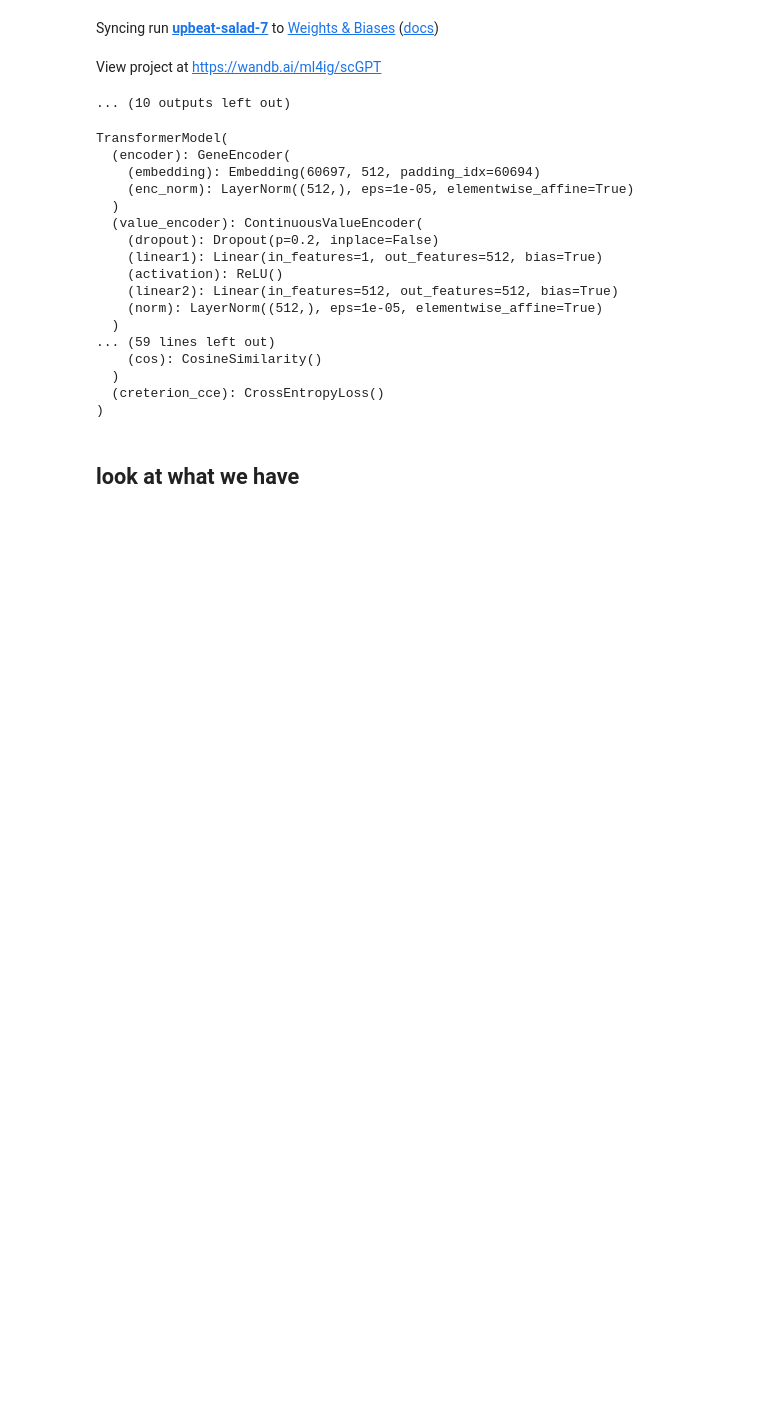
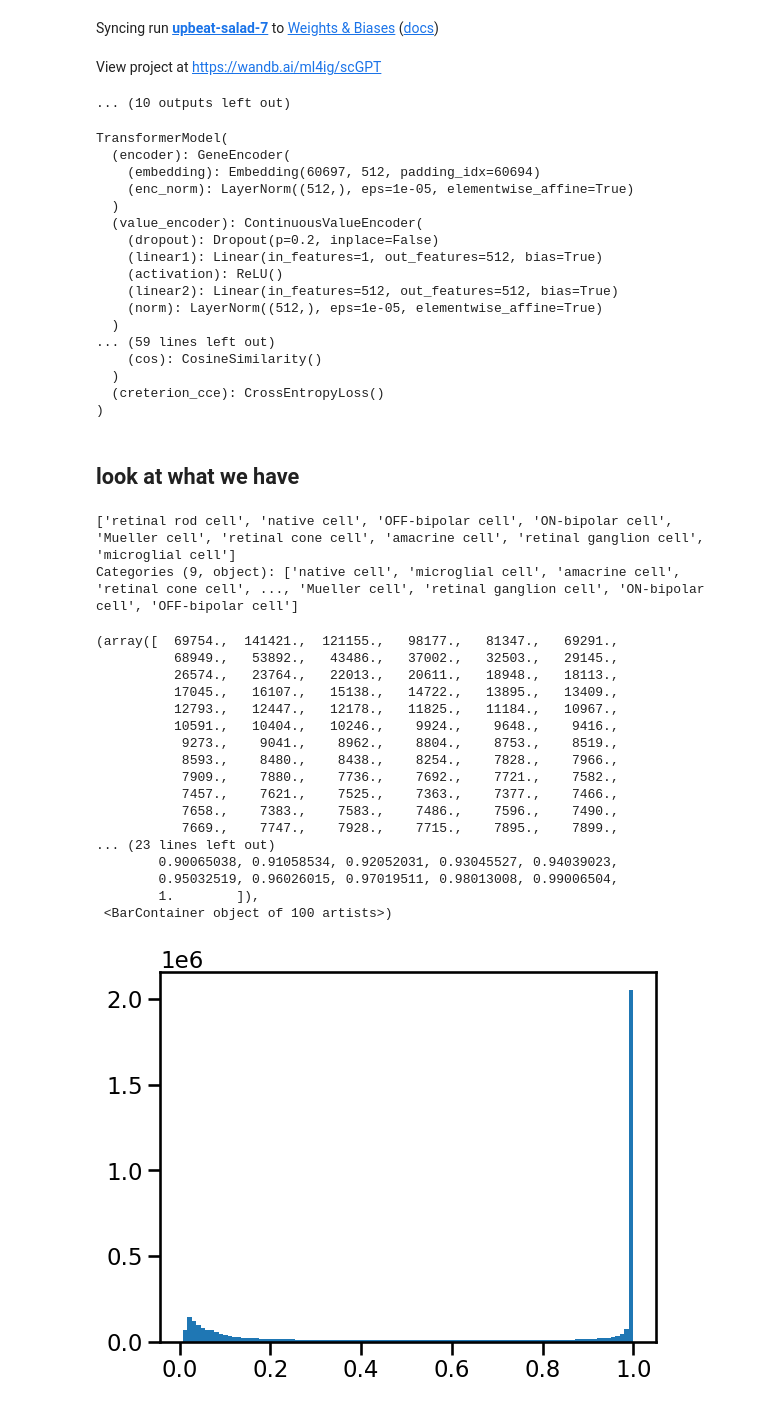
Before and after one commit to jkobject/scGPT, a Jupyter notebook: mytests/cleanup_run.ipynb, the cells around one changed output. Cells and saved outputs as stored; diff of their text form; code cells hidden in the pictures; blank space fills up the shorter version.

```diff
--- a/mytests/cleanup_run.ipynb
+++ b/mytests/cleanup_run.ipynb
@@ -117,14 +129,14 @@ model = TransformerModel(
     config['d_hid'],
     config['nlayers'],
     vocab=vocab,
-    n_cls=len(dataset.obs.cell_type.value_counts()),
+    n_cls=9,#len(dataset.obs.cell_type.value_counts()),
     dropout=config['dropout'],
     pad_token=config['pad_token'],
     pad_value=config['pad_value'],
     do_mvc=config['MVC'],
     do_dab=True,
     use_batch_labels=True,
-    num_batch_labels=len(set(dataset.obs["batch_id"])),
+    num_batch_labels=1,#len(set(dataset.obs["batch_id"])),
     #domain_spec_batchnorm=config['dsbn'],
     n_input_bins=config['n_bins'],
     #ecs_threshold=config['ecs_thres'],
@@ -132,8 +144,3 @@ model = TransformerModel(
     use_fast_transformer=config['fast_transformer'],
     #pre_norm=config['pre_norm'],
 )
-if model_path is not None:
-    load_pretrained(model, torch.load(model_path), verbose=False)
-    # model_config['file'] = model_dir / "args.json"
-    # model_file = model_dir / "best_model.pt"
-model.to(device)
@@ -167,7 +179,8 @@ model = fine_tune(
     config['epochs'],
     config['batch_size'],
     save_path,
-    device,)
+    device,
+)
 # %% [output]
 Error in callback <bound method _WandbInit._resume_backend of <wandb.sdk.wandb_init._WandbInit object at 0x...>> (for pre_run_cell), with arguments args (<ExecutionInfo object at 7f9b43649a20, raw_cel ...
     model,
@@ -216,0 +230,31 @@ scgpt_test(
+# %%
+dataset.obs.cell_type.unique()
+# %% [output]
+['retinal rod cell', 'native cell', 'OFF-bipolar cell', 'ON-bipolar cell', 'Mueller cell', 'retinal cone cell', 'amacrine cell', 'retinal ganglion cell', 'microglial cell']
+Categories (9, object): ['native cell', 'microglial cell', 'amacrine cell', 'retinal cone cell', ..., 'Mueller cell', 'retinal ganglion cell', 'ON-bipolar cell', 'OFF-bipolar cell']
+# %%
+subdata = dataset[dataset.obs.cell_type=="microglial cell"] #microglial cell, retinal rod cell
+explainer = scGPT_Explainer(model, subdata, vocab=vocab)
+# %%
+attn, var_attn, gene_ids = explainer.get_attention()
+# %%
+plt.hist(((var_attn[0]+0.00001)/(0.00001+attn[0])).flatten(), bins=100)
+# %% [output]
+(array([  69754.,  141421.,  121155.,   98177.,   81347.,   69291.,
+          68949.,   53892.,   43486.,   37002.,   32503.,   29145.,
+          26574.,   23764.,   22013.,   20611.,   18948.,   18113.,
+          17045.,   16107.,   15138.,   14722.,   13895.,   13409.,
+          12793.,   12447.,   12178.,   11825.,   11184.,   10967.,
+          10591.,   10404.,   10246.,    9924.,    9648.,    9416.,
+           9273.,    9041.,    8962.,    8804.,    8753.,    8519.,
+           8593.,    8480.,    8438.,    8254.,    7828.,    7966.,
+           7909.,    7880.,    7736.,    7692.,    7721.,    7582.,
+           7457.,    7621.,    7525.,    7363.,    7377.,    7466.,
+           7658.,    7383.,    7583.,    7486.,    7596.,    7490.,
+           7669.,    7747.,    7928.,    7715.,    7895.,    7899.,
+... (23 lines left out)
+        0.90065038, 0.91058534, 0.92052031, 0.93045527, 0.94039023,
+        0.95032519, 0.96026015, 0.97019511, 0.98013008, 0.99006504,
+        1.        ]),
+ <BarContainer object of 100 artists>)
+[figure, added]
```
Also changed, not shown: parts of 49 cells of this notebook, 2 other files.
